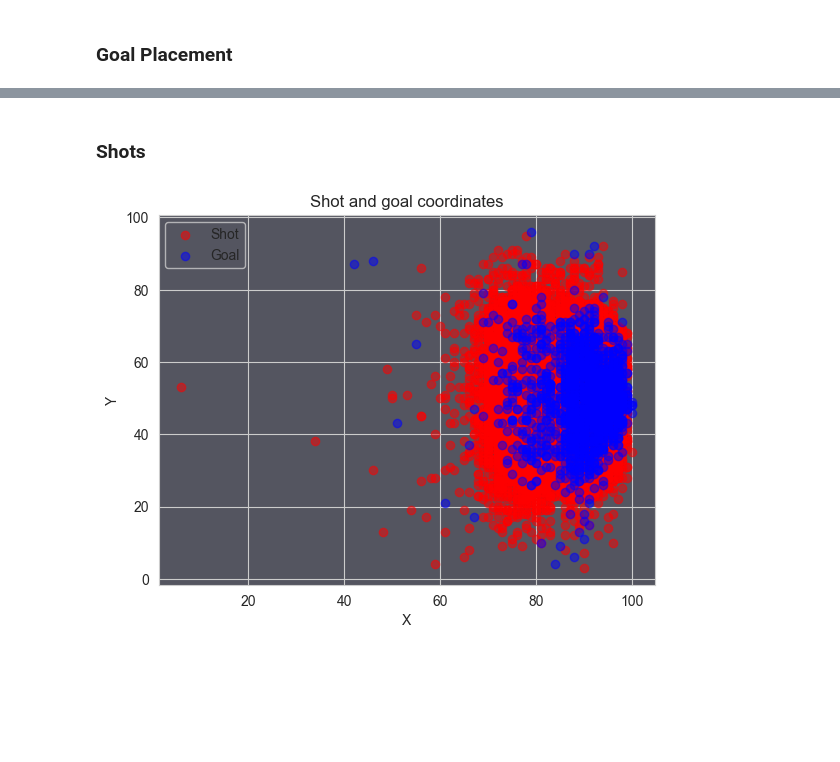
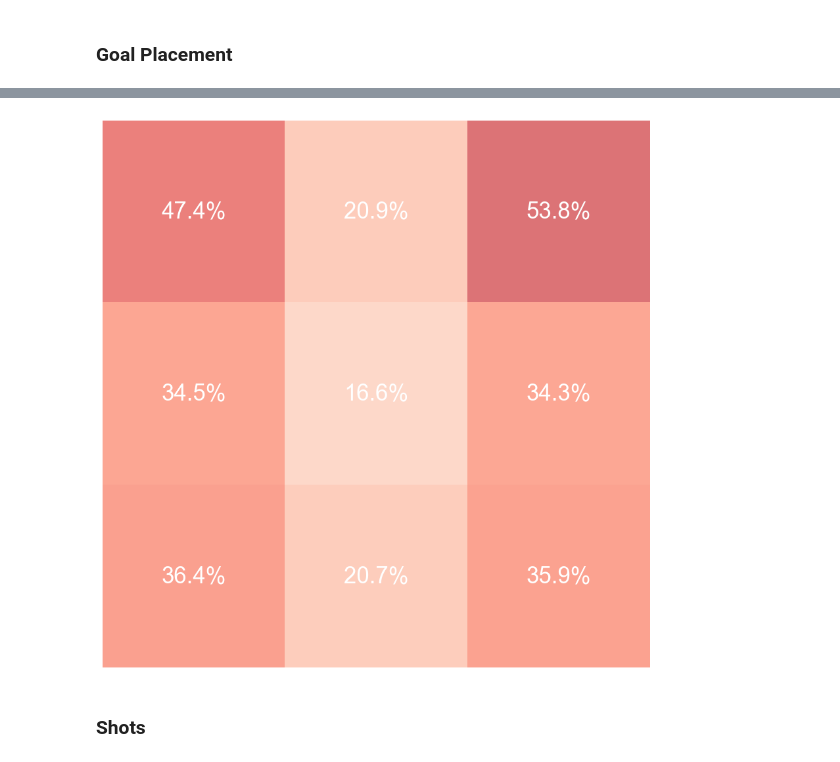
Before and after one commit to G4din/Examensarbete-PlaymakerAI, a Jupyter notebook: simple_stats.ipynb, the cells around one changed output, grey strips where cells are left out. Cells and saved outputs as stored; diff of their text form; code cells hidden in the pictures; blank space fills up the shorter version.

```diff
--- a/simple_stats.ipynb
+++ b/simple_stats.ipynb
@@ -290,3 +361,55 @@ goal_with_heatmap.show()
+# %%
+from PIL import Image
+import matplotlib.pyplot as plt
+import numpy as np
+import io
+
+# Load the image of the goal
+goal_image_path = 'img/goal.png'
+goal_image = Image.open(goal_image_path)
+goal_width, goal_height = goal_image.size
+
+# Data
+heatmap_data = np.array(allsvenskan).reshape(3, 3)
+
+# Set up the figure size to match the aspect ratio of the goal image
+fig, ax = plt.subplots(figsize=(goal_width/100, goal_height/100), dpi=100)
+
+# Create the heatmap
+cax = ax.imshow(heatmap_data, cmap='Reds', interpolation='nearest', alpha=0.6, vmin=0, vmax=70)  # Set the vmin and vmax to define the scale
+
+# Annotate each cell with the numeric value using white text
+for i in range(heatmap_data.shape[0]):
+    for j in range(heatmap_data.shape[1]):
+        ax.text(j, i, '{:.1f}%'.format(heatmap_data[i, j]), ha='center', va='center', color='w', size = 25)
+
+# Turn off the axes
+ax.axis('off')
+
+# Save the heatmap to a temporary buffer
+heatmap_buffer = io.BytesIO()
+plt.savefig(heatmap_buffer, format='png', transparent=True)
+heatmap_buffer.seek(0)
+
+# Load this heatmap into PIL
+heatmap_image = Image.open(heatmap_buffer)
+
+# Resize heatmap to match the specified size
+heatmap_image = heatmap_image.resize((3123, 681), Image.LANCZOS)
+
+# Define the position where you want to paste the heatmap on the goal image
+heatmap_position = (-652, 202)
+
+# Overlay the heatmap on the goal image
+goal_with_heatmap = goal_image.copy()
+goal_with_heatmap.paste(heatmap_image, heatmap_position, heatmap_image.split()[3])  # Use the alpha channel as the mask
+
+# Save or display the combined image
+goal_with_heatmap_path = 'img/allsvenskan_heatmap.png'
+goal_with_heatmap.save(goal_with_heatmap_path)
+goal_with_heatmap.show()
+# %% [output]
+[figure, added]
 # %% [markdown]
 ### Shots
 # %%
@@ -307,11 +437,0 @@ for i in range(len(damallsvenskan_all_df) - 1):
-# %%
-# scatter plot
-plt.scatter(x_shot_coordinates, y_shot_coordinates, color='red', alpha=0.5, label='Shot')
-plt.scatter(x_goal_coordinates, y_goal_coordinates, color='blue', alpha=0.5, label='Goal')
-plt.legend(loc='upper left')
-plt.title('Shot and goal coordinates')
-plt.xlabel('X')
-plt.ylabel('Y')
-plt.show()
-# %% [output]
-[figure, removed]
```
Also changed, not shown: parts of 10 cells of this notebook.
